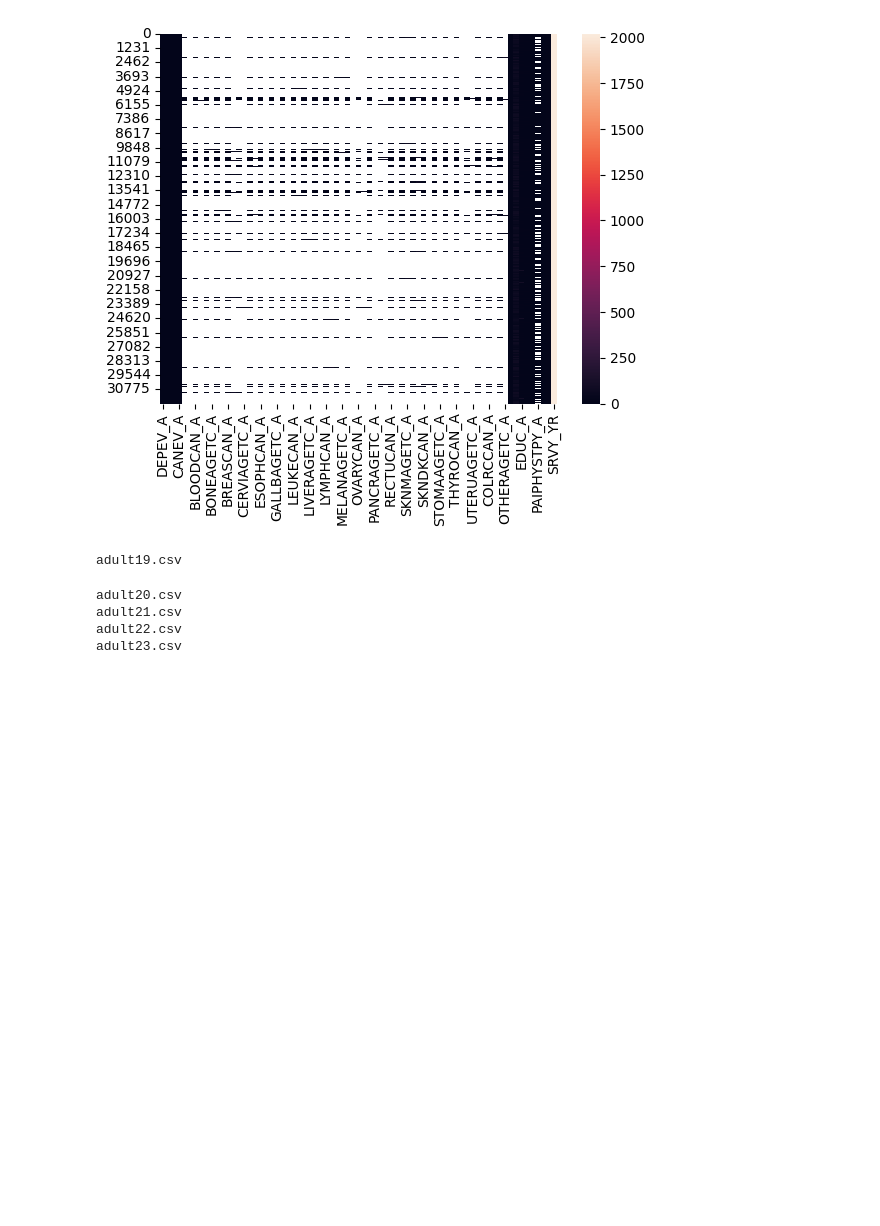
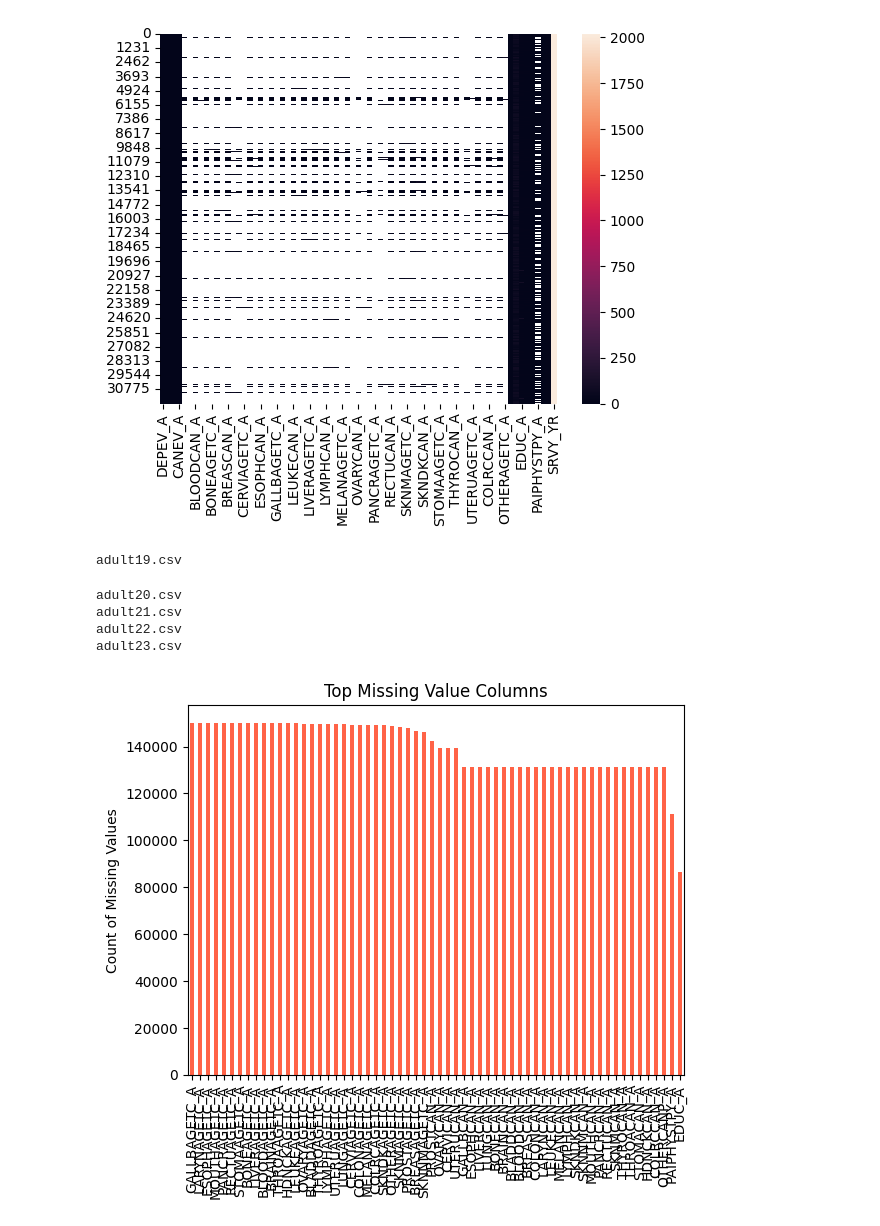
Before and after one commit to BYADAMREDDY/HDS-Capstone, a Jupyter notebook: src/EDA.ipynb, the cells around one changed output. Saved outputs shown, nothing was run; the diff lists cells and outputs as text; code cells hidden in the pictures; blank space fills up the shorter version.

```diff
--- a/src/EDA.ipynb
+++ b/src/EDA.ipynb
@@ -357,3 +357,15 @@ adult23.csv
 # %%
 # save the data to the disk
 final_df.to_csv("combined_df.csv", index = False)
+# %%
+df = pd.read_csv("combined_df.csv")
+# %%
+# 1. Null Value Bar Plot
+nulls = df.isnull().sum()
+nulls = nulls[nulls > 0].sort_values(ascending=False)
+nulls.plot(kind='bar', color='tomato')
+plt.title("Top Missing Value Columns")
+plt.ylabel("Count of Missing Values")
+plt.show()
+# %% [output]
+[figure, added]
```
Also changed, not shown: parts of 1 cell of this notebook.
